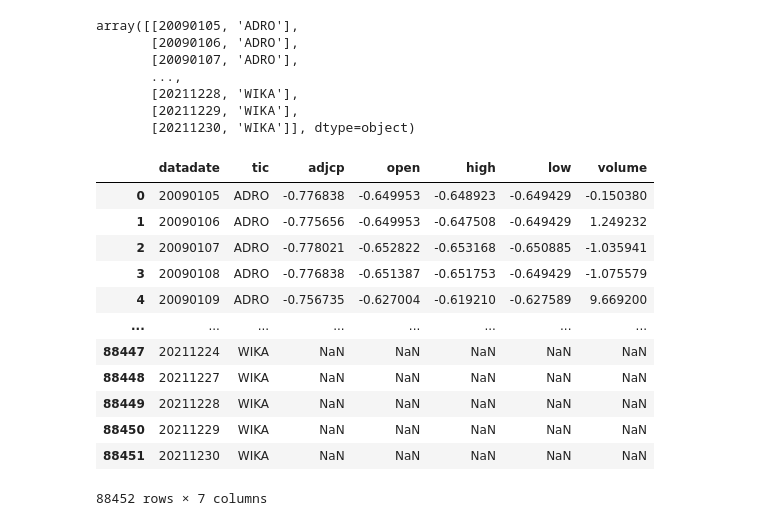
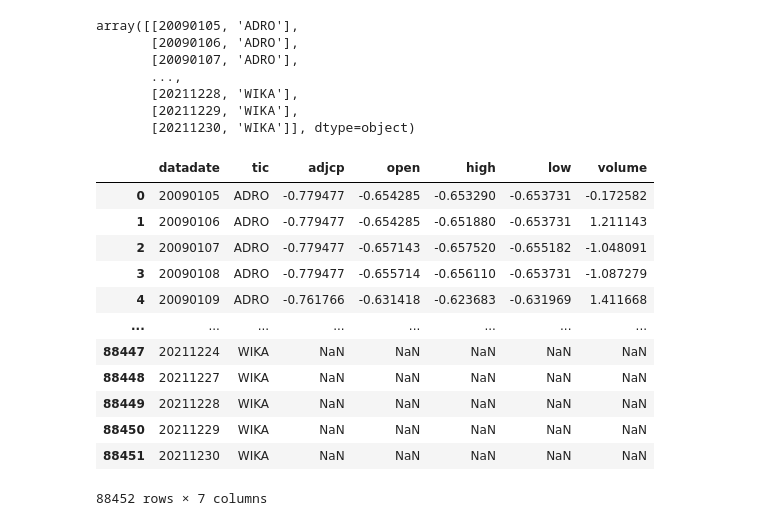
Before and after one commit to shintafiaa/1SAT, a Jupyter notebook: 2_Preprocessing.ipynb, the cells around one changed output. Cells and saved outputs as stored; diff of their text form; code cells hidden in the pictures.

```diff
--- a/2_Preprocessing.ipynb
+++ b/2_Preprocessing.ipynb
@@ -47,3 +64,5 @@ print(JIIStocksDataset)
+# %%
+JIIStocksDataset['datadate'] = JIIStocksDataset['datadate'].astype(object)
 # %%
 JIIStocksDataset.info()
 # %% [output]
@@ -192,6 +228,6 @@ Total of volume value under 1000:  4789
 # %%
-#Drop volume value under 1000
-JIIStocksDataframe = JIIStocksDataframe.loc[(JIIStocksDataframe[['volume']]>=1000).all(axis=1)]
+#Drop volume value under 10000
+JIIStocksDataframe = JIIStocksDataframe.loc[(JIIStocksDataframe[['volume']]>=10000).all(axis=1)]
 
 #check the data size to make sure the rows have been dropped
 JIIStocksDataframe.shape
@@ -214,2 +250,2 @@ plt.show()
 # %%
-PreprocessedJIIStocksDataframe = pd.DataFrame(WinsorizedArray, columns = ['adjcp',	'open',	'high',	'low',	'volume'])
+JIIStocksDataframe = pd.DataFrame(WinsorizedArray, columns = ['adjcp',	'open',	'high',	'low',	'volume'])
@@ -217,10 +266,9 @@ PreprocessedJIIStocksDataframe = pd.DataFrame(WinsorizedArray, columns = ['adjcp
 #Standardization with StandardScaler
 from sklearn.preprocessing import StandardScaler
 
-numerical_features = ['adjcp', 'open', 'high', 'low', 'volume']
 scaler = StandardScaler()
-scaler.fit(PreprocessedJIIStocksDataframe[numerical_features])
-PreprocessedJIIStocksDataframe[numerical_features] = scaler.transform(JIIStocksDataframe.loc[:, numerical_features])
-PreprocessedJIIStocksDataframe[numerical_features].head()
+scaler.fit(JIIStocksDataframe[numerical_features])
+JIIStocksDataframe[numerical_features] = scaler.transform(JIIStocksDataframe.loc[:, numerical_features])
+JIIStocksDataframe[numerical_features].head()
 # %% [output]
 |  | adjcp | open | high | low | volume |
@@ -289,15 +320,15 @@ array([[20090105, 'ADRO'],
 # %%
 df = pd.DataFrame(JIIStocksDataset, columns = ['datadate','tic'])
 # %%
-PreprocessedJIIStocksDataframe = pd.concat([df, PreprocessedJIIStocksDataframe], axis=1)
+PreprocessedJIIStocksDataframe = pd.concat([df, JIIStocksDataframe], axis=1)
 PreprocessedJIIStocksDataframe
 # %% [output]
 |  | datadate | tic | adjcp | open | high | low | volume |
-| 0 | 20090105 | ADRO | -0.776838 | -0.649953 | -0.648923 | -0.649429 | -0.150380 |
-| 1 | 20090106 | ADRO | -0.775656 | -0.649953 | -0.647508 | -0.649429 | 1.249232 |
-| 2 | 20090107 | ADRO | -0.778021 | -0.652822 | -0.653168 | -0.650885 | -1.035941 |
-| 3 | 20090108 | ADRO | -0.776838 | -0.651387 | -0.651753 | -0.649429 | -1.075579 |
-| 4 | 20090109 | ADRO | -0.756735 | -0.627004 | -0.619210 | -0.627589 | 9.669200 |
+| 0 | 20090105 | ADRO | -0.779477 | -0.654285 | -0.653290 | -0.653731 | -0.172582 |
+| 1 | 20090106 | ADRO | -0.779477 | -0.654285 | -0.651880 | -0.653731 | 1.211143 |
+| 2 | 20090107 | ADRO | -0.779477 | -0.657143 | -0.657520 | -0.655182 | -1.048091 |
+| 3 | 20090108 | ADRO | -0.779477 | -0.655714 | -0.656110 | -0.653731 | -1.087279 |
+| 4 | 20090109 | ADRO | -0.761766 | -0.631418 | -0.623683 | -0.631969 | 1.411668 |
 | ... | ... | ... | ... | ... | ... | ... | ... |
 | 88447 | 20211224 | WIKA | NaN | NaN | NaN | NaN | NaN |
 | 88448 | 20211227 | WIKA | NaN | NaN | NaN | NaN | NaN |
```
Also changed, not shown: parts of 19 cells of this notebook.
